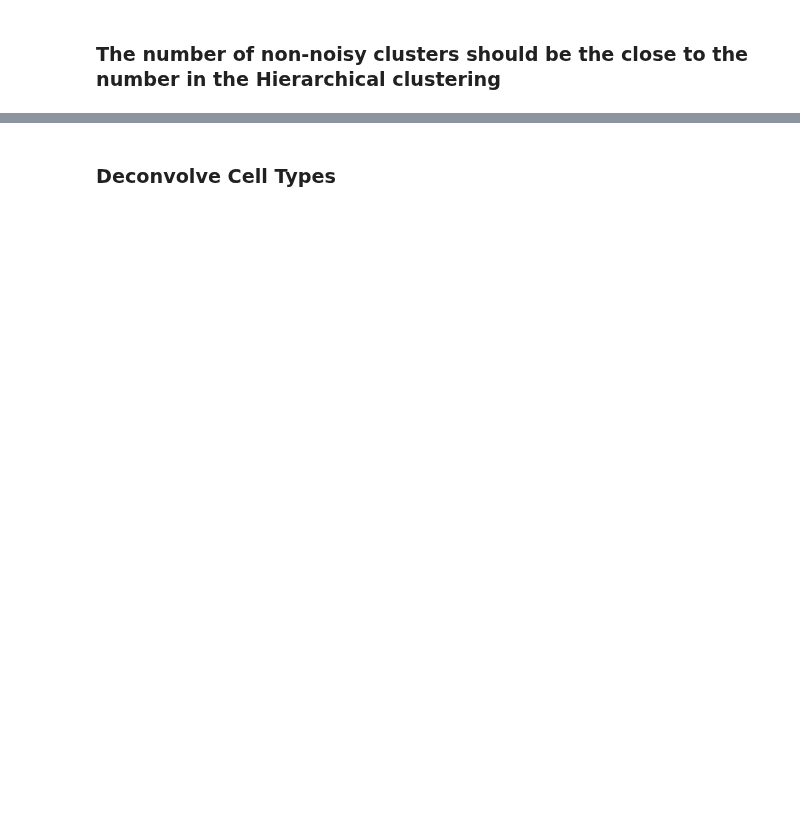
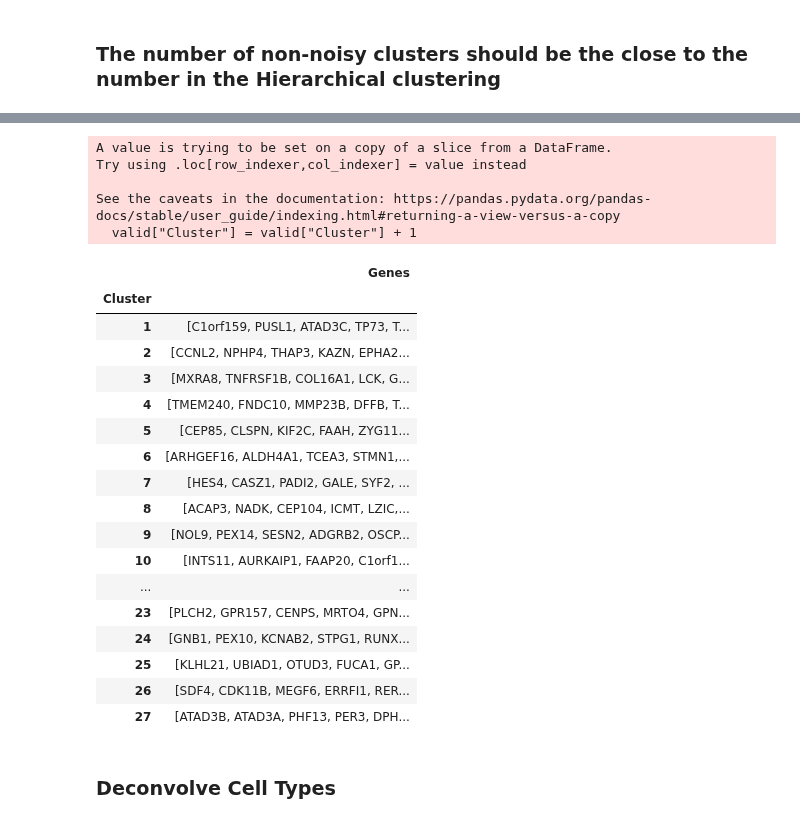
Before and after one commit to Perik-Zavodskii/CoexpressDeconvolve, a Jupyter notebook: CoexpressDeconvolve.ipynb, the cells around one changed output, grey strips where cells are left out. Drawn from its saved outputs; the diff is of its cells as text; code cells hidden in the pictures; blank space fills up the shorter version.

Commit message:
Add UMAP-HDBSCAN-based gene module formulation

```diff
--- a/CoexpressDeconvolve.ipynb
+++ b/CoexpressDeconvolve.ipynb
@@ -323,25 +418,50 @@ plt.show()
 # %%
 # Filter out noise (-1 labels)
 valid = dist[dist["Cluster"] != -1]
+valid["Cluster"] = valid["Cluster"] + 1
 
 # Group genes by cluster label
 cluster_dict = (
     valid.groupby("Cluster")
     .apply(lambda g: g.index.tolist())
     .to_dict()
 )
 
 # Convert to DataFrame
 df_clusters = pd.DataFrame({
     "Cluster": list(cluster_dict.keys()),
     "Genes": list(cluster_dict.values())
 }).set_index("Cluster")
 
 # Export to Excel
 df_clusters.to_excel('UMAP Clusters.xlsx')
 
 # Inspect result
 df_clusters
+# %% [output]
+A value is trying to be set on a copy of a slice from a DataFrame.
+Try using .loc[row_indexer,col_indexer] = value instead
+
+See the caveats in the documentation: https://pandas.pydata.org/pandas-docs/stable/user_guide/indexing.html#returning-a-view-versus-a-copy
+  valid["Cluster"] = valid["Cluster"] + 1
+|  | Genes |
+| Cluster |  |
+| 1 | [C1orf159, PUSL1, ATAD3C, TP73, T... |
+| 2 | [CCNL2, NPHP4, THAP3, KAZN, EPHA2... |
+| 3 | [MXRA8, TNFRSF1B, COL16A1, LCK, G... |
+| 4 | [TMEM240, FNDC10, MMP23B, DFFB, T... |
+| 5 | [CEP85, CLSPN, KIF2C, FAAH, ZYG11... |
+| 6 | [ARHGEF16, ALDH4A1, TCEA3, STMN1,... |
+| 7 | [HES4, CASZ1, PADI2, GALE, SYF2, ... |
+| 8 | [ACAP3, NADK, CEP104, ICMT, LZIC,... |
+| 9 | [NOL9, PEX14, SESN2, ADGRB2, OSCP... |
+| 10 | [INTS11, AURKAIP1, FAAP20, C1orf1... |
+| ... | ... |
+| 23 | [PLCH2, GPR157, CENPS, MRTO4, GPN... |
+| 24 | [GNB1, PEX10, KCNAB2, STPG1, RUNX... |
+| 25 | [KLHL21, UBIAD1, OTUD3, FUCA1, GP... |
+| 26 | [SDF4, CDK11B, MEGF6, ERRFI1, RER... |
+| 27 | [ATAD3B, ATAD3A, PHF13, PER3, DPH... |
 # %% [markdown]
 ### Deconvolve Cell Types
 # %%
```
Also changed, not shown: parts of 21 cells of this notebook.
